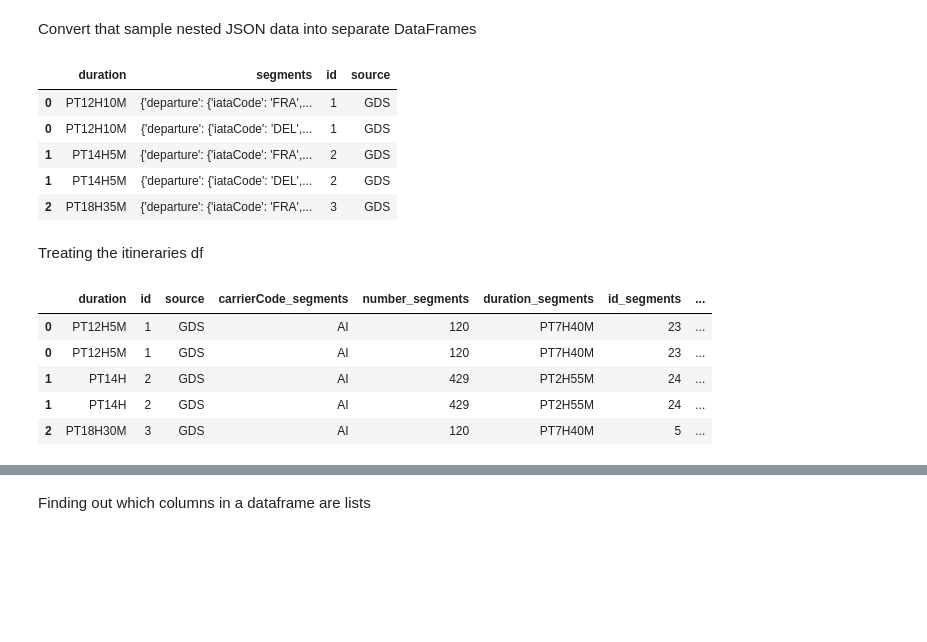
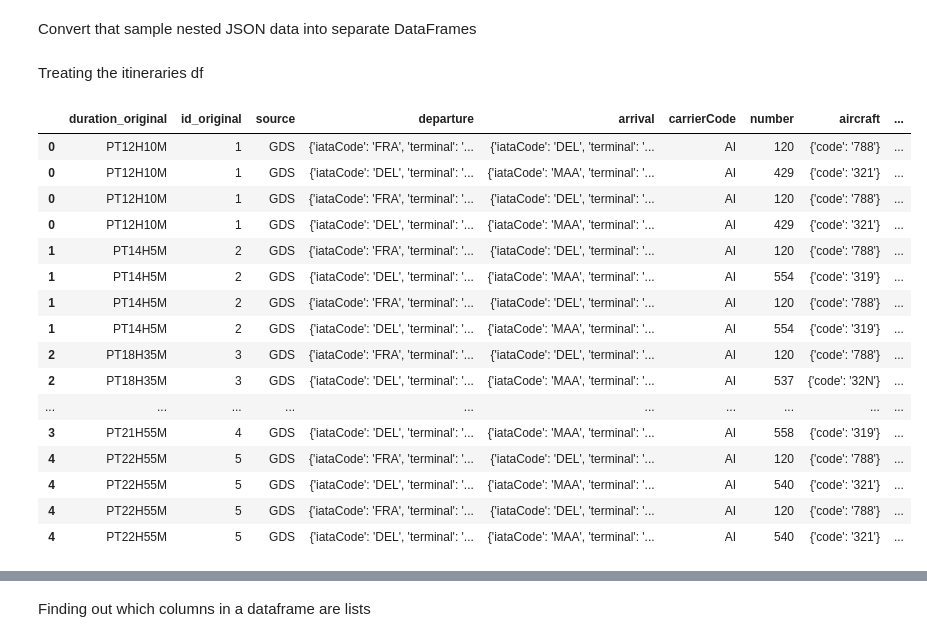
Before and after one commit to Sharvesh12/Flights-extension-MVP, a Jupyter notebook: flights_alerts.ipynb, the cells around one changed output, grey strips where cells are left out. Saved outputs shown, nothing was run; the diff lists cells and outputs as text; code cells hidden in the pictures; blank space fills up the shorter version.

Commit message:
Itineraries dataframe cleaning done

```diff
--- a/flights_alerts.ipynb
+++ b/flights_alerts.ipynb
@@ -13,6 +13,9 @@ from urllib.parse import quote_plus
 from sqlalchemy import create_engine
 import itertools
 import logging
+# %%
+pd.set_option('display.max_columns', 500)
+pd.set_option('display.width', 1000)
 # %%
 logging.basicConfig(
     format='%(levelname)s-%(lineno)s-%(message)s',
@@ -157,14 +156,5 @@ for r in response:
     itineraries_df = pd.json_normalize(r['data'], record_path='itineraries', meta=['id', 'source'])
     # # Traveler pricing DataFrame
     traveler_pricing_df = pd.json_normalize(r['data'], record_path=['travelerPricings'], meta=['id', 'source'])
-# %%
-exploded_df.head()
-# %% [output]
-|  | duration | segments | id | source |
-| 0 | PT12H10M | {'departure': {'iataCode': 'FRA',... | 1 | GDS |
-| 0 | PT12H10M | {'departure': {'iataCode': 'DEL',... | 1 | GDS |
-| 1 | PT14H5M | {'departure': {'iataCode': 'FRA',... | 2 | GDS |
-| 1 | PT14H5M | {'departure': {'iataCode': 'DEL',... | 2 | GDS |
-| 2 | PT18H35M | {'departure': {'iataCode': 'FRA',... | 3 | GDS |
 # %% [markdown]
 Treating the itineraries df
@@ -203,9 +161,30 @@ normalized_df = json_normalize(exploded_df['segments'], meta=['id', 'source']).a
-# %%
-final_df.head()
-# %% [output]
-|  | duration | id | source | carrierCode_segments | number_segments | duration_segments | id_segments | ... |
-| 0 | PT12H5M | 1 | GDS | AI | 120 | PT7H40M | 23 | ... |
-| 0 | PT12H5M | 1 | GDS | AI | 120 | PT7H40M | 23 | ... |
-| 1 | PT14H | 2 | GDS | AI | 429 | PT2H55M | 24 | ... |
-| 1 | PT14H | 2 | GDS | AI | 429 | PT2H55M | 24 | ... |
-| 2 | PT18H30M | 3 | GDS | AI | 120 | PT7H40M | 5 | ... |
+# %%
+# Explode the 'segment' column to create separate rows for each dictionary
+exploded_df = itineraries_df.explode('segments')
+
+# Split the dictionary into columns
+df2 = exploded_df['segments'].apply(pd.Series)
+
+# Merge the new columns back to the original DataFrame
+df = exploded_df.merge(df2, right_index=True, left_index=True, suffixes=('_original', '_segments'))
+
+# Drop the original dictionary column
+df = df.drop(columns=['segments'])
+# %% [output]
+|  | duration_original | id_original | source | departure | arrival | carrierCode | number | aircraft | ... |
+| 0 | PT12H10M | 1 | GDS | {'iataCode': 'FRA', 'terminal': '... | {'iataCode': 'DEL', 'terminal': '... | AI | 120 | {'code': '788'} | ... |
+| 0 | PT12H10M | 1 | GDS | {'iataCode': 'DEL', 'terminal': '... | {'iataCode': 'MAA', 'terminal': '... | AI | 429 | {'code': '321'} | ... |
+| 0 | PT12H10M | 1 | GDS | {'iataCode': 'FRA', 'terminal': '... | {'iataCode': 'DEL', 'terminal': '... | AI | 120 | {'code': '788'} | ... |
+| 0 | PT12H10M | 1 | GDS | {'iataCode': 'DEL', 'terminal': '... | {'iataCode': 'MAA', 'terminal': '... | AI | 429 | {'code': '321'} | ... |
+| 1 | PT14H5M | 2 | GDS | {'iataCode': 'FRA', 'terminal': '... | {'iataCode': 'DEL', 'terminal': '... | AI | 120 | {'code': '788'} | ... |
+| 1 | PT14H5M | 2 | GDS | {'iataCode': 'DEL', 'terminal': '... | {'iataCode': 'MAA', 'terminal': '... | AI | 554 | {'code': '319'} | ... |
+| 1 | PT14H5M | 2 | GDS | {'iataCode': 'FRA', 'terminal': '... | {'iataCode': 'DEL', 'terminal': '... | AI | 120 | {'code': '788'} | ... |
+| 1 | PT14H5M | 2 | GDS | {'iataCode': 'DEL', 'terminal': '... | {'iataCode': 'MAA', 'terminal': '... | AI | 554 | {'code': '319'} | ... |
+| 2 | PT18H35M | 3 | GDS | {'iataCode': 'FRA', 'terminal': '... | {'iataCode': 'DEL', 'terminal': '... | AI | 120 | {'code': '788'} | ... |
+| 2 | PT18H35M | 3 | GDS | {'iataCode': 'DEL', 'terminal': '... | {'iataCode': 'MAA', 'terminal': '... | AI | 537 | {'code': '32N'} | ... |
+| ... | ... | ... | ... | ... | ... | ... | ... | ... | ... |
+| 3 | PT21H55M | 4 | GDS | {'iataCode': 'DEL', 'terminal': '... | {'iataCode': 'MAA', 'terminal': '... | AI | 558 | {'code': '319'} | ... |
+| 4 | PT22H55M | 5 | GDS | {'iataCode': 'FRA', 'terminal': '... | {'iataCode': 'DEL', 'terminal': '... | AI | 120 | {'code': '788'} | ... |
+| 4 | PT22H55M | 5 | GDS | {'iataCode': 'DEL', 'terminal': '... | {'iataCode': 'MAA', 'terminal': '... | AI | 540 | {'code': '321'} | ... |
+| 4 | PT22H55M | 5 | GDS | {'iataCode': 'FRA', 'terminal': '... | {'iataCode': 'DEL', 'terminal': '... | AI | 120 | {'code': '788'} | ... |
+| 4 | PT22H55M | 5 | GDS | {'iataCode': 'DEL', 'terminal': '... | {'iataCode': 'MAA', 'terminal': '... | AI | 540 | {'code': '321'} | ... |
```
Also changed, not shown: parts of 6 cells of this notebook.
